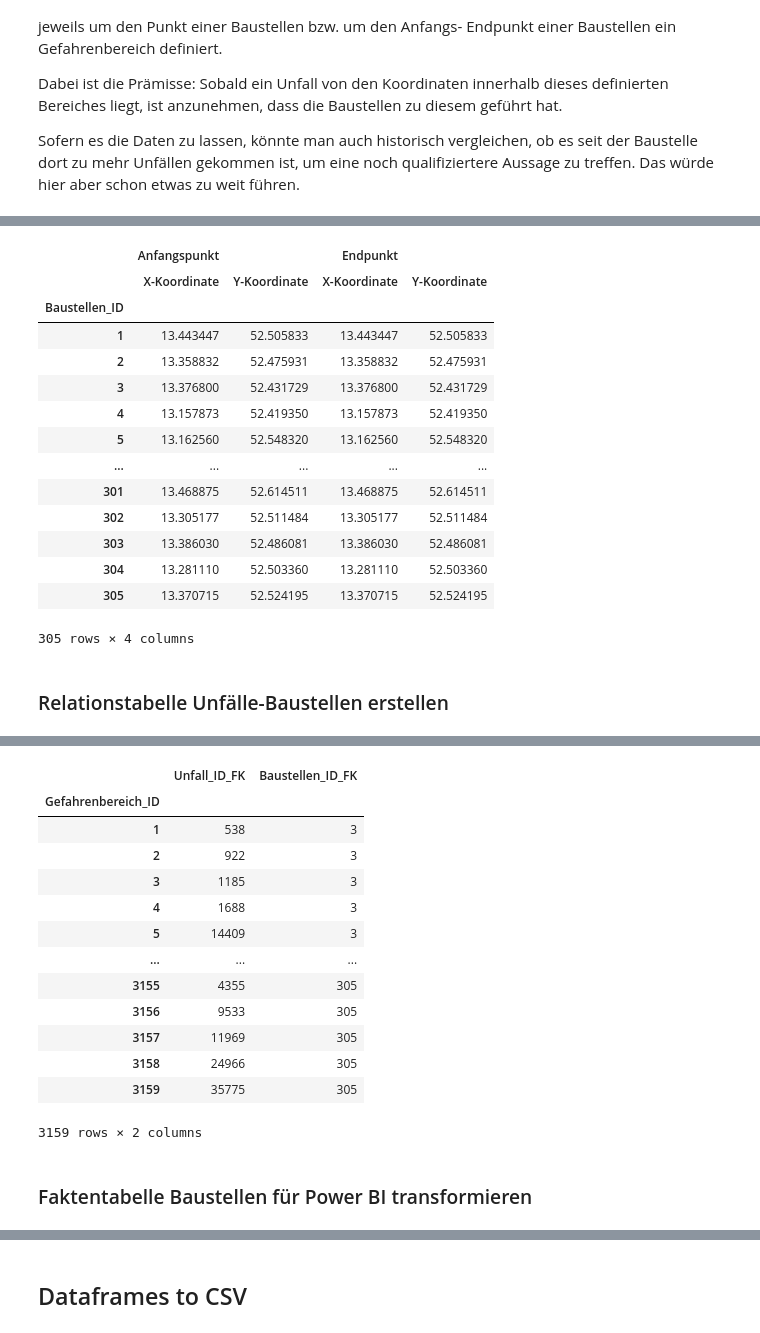
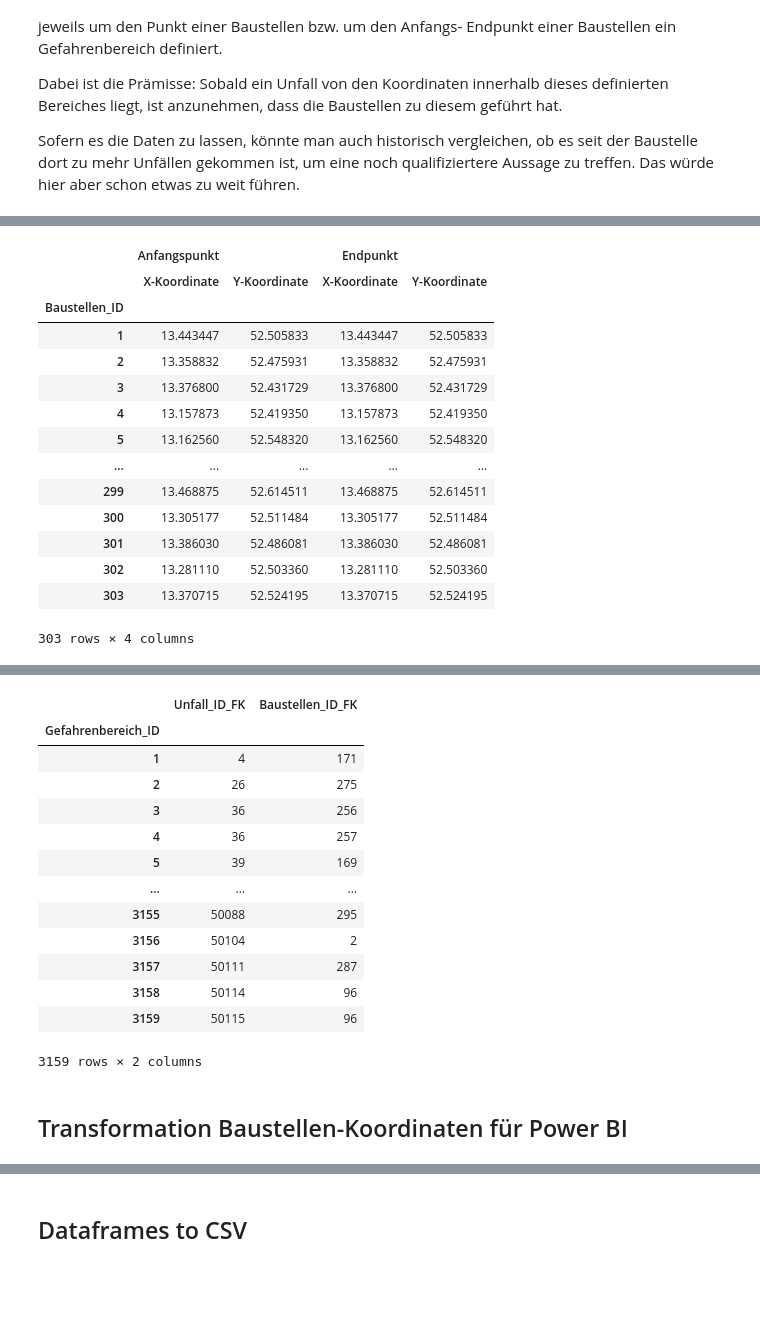
Before and after one commit to ooxiel/BIA_Unfaelle_Berlin, a Jupyter notebook: ETL.ipynb, the cells around one changed output, grey strips where cells are left out. Drawn from its saved outputs; the diff is of its cells as text; code cells hidden in the pictures; blank space fills up the shorter version.

Commit message:
ETL optimized, temp_files deleted

```diff
--- a/ETL.ipynb
+++ b/ETL.ipynb
@@ -1493,3 +1436,17 @@ df_baustellen
 | 304 | Gefahr | None | 02.09.2017 00:00 | None | Einseitig | warnung | rechter Fahrstreifen gesperrt, vo... | ... |
 | 305 | Sperrung | Vollsperrung | 15.10.2012 08:00 | 31.12.2026 17:00 | Beidseitig | sperrung | Baustelle, Vollsperrung für Kfz-V... | ... |
 305 rows × 8 columns
+# %%
+#####################################
+# Nachträgliche Anpassung Dataframe #
+#####################################
+# bei Visualisierung festgestellt, dass 7 und 9 keine Baustelle in Berlin sind und somit keine Bewandnis für Projekt haben
+# werden hier gelöscht
+
+df_baustellen.drop(7, inplace=True)
+df_baustellen.drop(9, inplace=True)
+
+df_baustellen.index       = [x for x in range(1, len(df_baustellen.values)+1)]  # neuen Index erstellen
+df_baustellen.index.name  = 'Baustellen_ID'                                     # Namen von Index ändern
+
+df_baustellen
@@ -1539,9 +1511,9 @@ geometry_wkt = df_baustellen['Koordinaten'].to_list()
 # Baustellen-IDs als Liste einlesen
 baustellen_id = df_baustellen.index.to_list()
 
-# Definition eines neuen temporären mehrdimensionalen Datamframes
+# Definition eines neuen temporären mehrdimensionalen Dataframes
 columns = pd.MultiIndex.from_product([['Anfangspunkt', 'Endpunkt'], ['X-Koordinate', 'Y-Koordinate']], names=['', ''])  # Spalten erstellen
-geometry_temp = pd.DataFrame(columns=columns)                                                                           # leeren Dataframe mit Spalten erstellen
+geometry_temp_list = []  # Eine leere Liste für temporäre Speicherung
 
 # Schleife, welche jedes Geometryobjekt aus der Koordinatenliste ausliest
 for geometry in geometry_wkt:
@@ -1559,16 +1531,19 @@ for geometry in geometry_wkt:
   else:
 
       first_coordinate = [geometry.x, geometry.y]     # Koordinaten des Punktes hinzufügen
-      last_coordinate = [geometry.x, geometry.y]      # ersten und letzten Koordinaten identisch, da nur ein Objekt, dennoch hier genutzt für Einheitlichkeit
+      last_coordinate = [geometry.x, geometry.y]      # Ersten und letzten Koordinaten identisch, da nur ein Objekt
 
+  # Ersten und letzten Koordinaten zu temporärer Liste hinzufügen
+  geometry_temp_list.append(pd.DataFrame([first_coordinate + last_coordinate], columns=columns))
 
-  geometry_temp = geometry_temp.append(pd.DataFrame([first_coordinate + last_coordinate], columns=columns))   # ersten und letzten Koordinaten zu temporären DataFrame hinzufügen
+# Zusammenführen der temporären DataFrames zu einem DataFrame
+geometry_temp = pd.concat(geometry_temp_list, ignore_index=True)
 
 # Neuen Index festlegen
-geometry_temp.insert(loc=1, column='Baustellen_ID', value= baustellen_id)   # Liste der Baustellen-IDs als Spalte hinzufügen
-geometry_temp.set_index('Baustellen_ID',inplace= True)                      # Baustellen-IDs als neuen Index setzen
+geometry_temp.insert(loc=0, column='Baustellen_ID', value=baustellen_id)  # Liste der Baustellen-IDs als Spalte hinzufügen
+geometry_temp.set_index('Baustellen_ID', inplace=True)                     # Baustellen-IDs als neuen Index setzen
 
-geometry_temp     # Dataframe anzeigen
+geometry_temp  # Dataframe anzeigen
 # %% [output]
 |  | Anfangspunkt |  | Endpunkt |  |
 |  | X-Koordinate | Y-Koordinate | X-Koordinate | Y-Koordinate |
@@ -1579,11 +1554,9 @@ geometry_temp     # Dataframe anzeigen
 | 4 | 13.157873 | 52.419350 | 13.157873 | 52.419350 |
 | 5 | 13.162560 | 52.548320 | 13.162560 | 52.548320 |
 | ... | ... | ... | ... | ... |
-| 301 | 13.468875 | 52.614511 | 13.468875 | 52.614511 |
-| 302 | 13.305177 | 52.511484 | 13.305177 | 52.511484 |
-| 303 | 13.386030 | 52.486081 | 13.386030 | 52.486081 |
-| 304 | 13.281110 | 52.503360 | 13.281110 | 52.503360 |
-| 305 | 13.370715 | 52.524195 | 13.370715 | 52.524195 |
+| 299 | 13.468875 | 52.614511 | 13.468875 | 52.614511 |
+| 300 | 13.305177 | 52.511484 | 13.305177 | 52.511484 |
+| 301 | 13.386030 | 52.486081 | 13.386030 | 52.486081 |
+| 302 | 13.281110 | 52.503360 | 13.281110 | 52.503360 |
+| 303 | 13.370715 | 52.524195 | 13.370715 | 52.524195 |
-305 rows × 4 columns
+303 rows × 4 columns
-# %% [markdown]
-### Relationstabelle Unfälle-Baustellen erstellen
@@ -1632,6 +1607,6 @@ def checkpointsinPolygon(df_unfaelle, df_baustellen_polygon):
 # %%
 # Methodenaufruf
-df_unfaelle_baustellen_relation = checkpointsinPolygon(df_unfaelle, geometry_temp)                            # Funktionsaufruf, um die Beziehung zwischen Unfällen und Baustellen zu bestimmen
+df_unfaelle_baustellen_relation = checkifpointinPolygon(df_unfaelle, geometry_temp)                            # Funktionsaufruf, um die Beziehung zwischen Unfällen und Baustellen zu bestimmen
 
 # Neuen Index setzen
 df_unfaelle_baustellen_relation.index       = [x for x in range(1, len(df_unfaelle_baustellen_relation.values)+1)]  # Index neu definieren
@@ -1659,19 +1634,19 @@ df_unfaelle_baustellen_relation   # Dataframe anzeigen
 |  | Unfall_ID_FK | Baustellen_ID_FK |
 | Gefahrenbereich_ID |  |  |
-| 1 | 538 | 3 |
-| 2 | 922 | 3 |
-| 3 | 1185 | 3 |
-| 4 | 1688 | 3 |
-| 5 | 14409 | 3 |
+| 1 | 4 | 171 |
+| 2 | 26 | 275 |
+| 3 | 36 | 256 |
+| 4 | 36 | 257 |
+| 5 | 39 | 169 |
 | ... | ... | ... |
-| 3155 | 4355 | 305 |
-| 3156 | 9533 | 305 |
-| 3157 | 11969 | 305 |
-| 3158 | 24966 | 305 |
-| 3159 | 35775 | 305 |
+| 3155 | 50088 | 295 |
+| 3156 | 50104 | 2 |
+| 3157 | 50111 | 287 |
+| 3158 | 50114 | 96 |
+| 3159 | 50115 | 96 |
 3159 rows × 2 columns
 # %% [markdown]
-### Faktentabelle Baustellen für Power BI transformieren
+## Transformation Baustellen-Koordinaten für Power BI
 # %%
 ###########################################
 # Transformation Koordinaten für Power BI #
```
Also changed, not shown: parts of 105 cells of this notebook, 40 other files.
